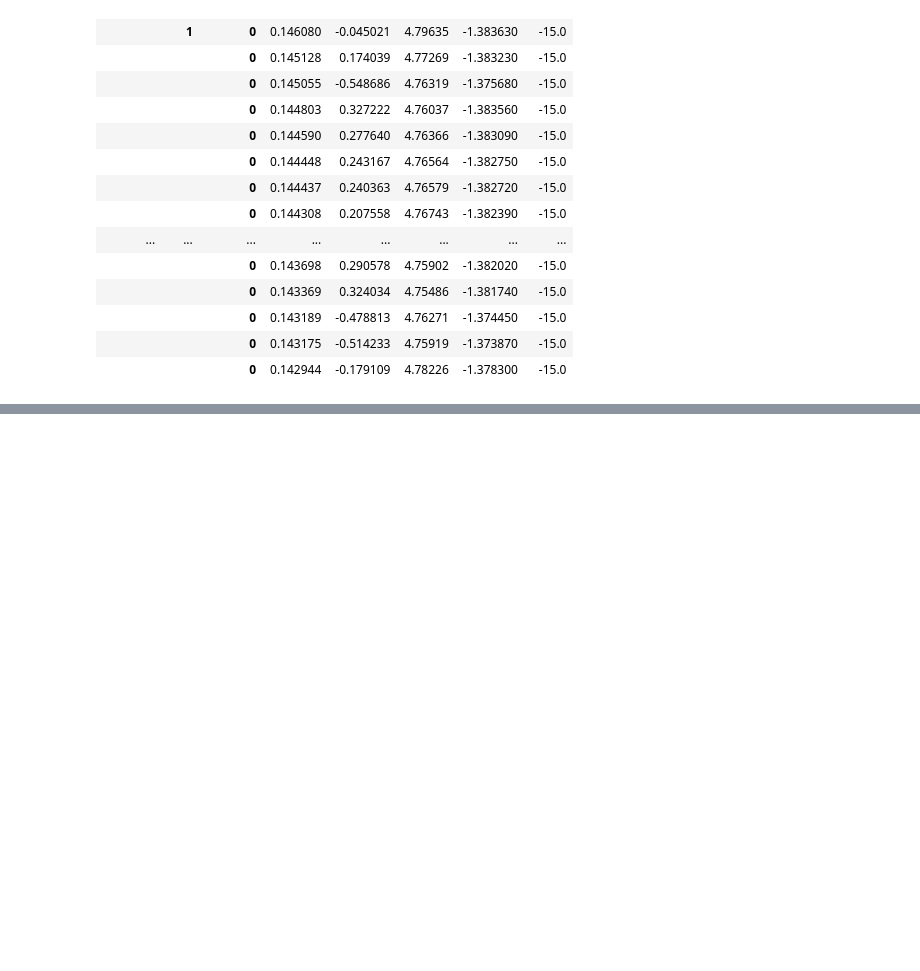
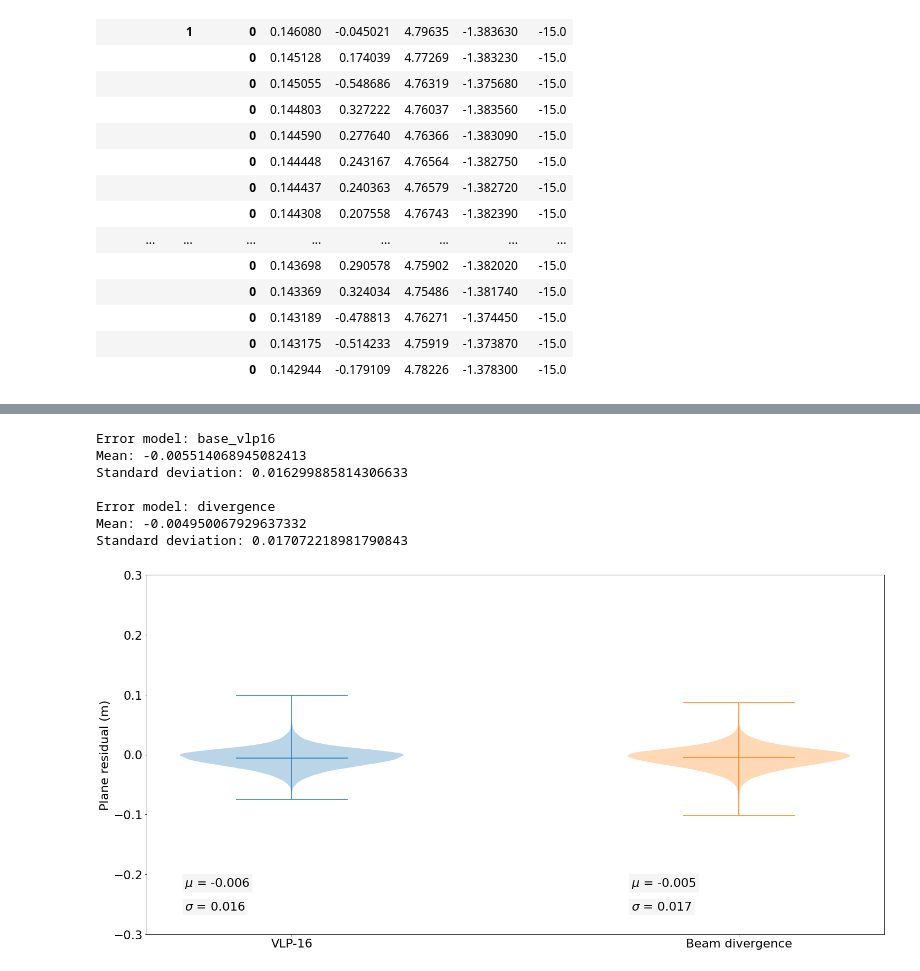
Before and after one commit to branislavjenco/thesis-code, a Jupyter notebook: using-pandas.ipynb, the cells around one changed output, grey strips where cells are left out. Saved outputs shown, nothing was run; the diff lists cells and outputs as text; code cells hidden in the pictures; blank space fills up the shorter version.

Commit message:
long dist test

```diff
--- a/using-pandas.ipynb
+++ b/using-pandas.ipynb
@@ -379,0 +426,32 @@ df_lite.to_pickle("distances_without_xyz.pkl")
+# %%
+
+fig = plt.figure()
+fig.set_figwidth(24)
+fig.set_figheight(12)
+for i, error in enumerate(["base_vlp16", "divergence"]):
+    plt.violinplot(df_test.query("Error == @error" )["Value"], positions=[i], showmeans=True)
+    print(f"Error model: {error}")
+    mean = df_test.query("Error == @error")["Value"].mean()
+    std = df_test.query("Error == @error")["Value"].std()
+#         w = wasserstein_distance(data.query("Error == 'real'")["Value"], data.query("Error == @error")["Value"])
+    print("Mean:", mean)
+    print("Standard deviation:", std)
+#         print("Earth mover's distance", w)
+    print()
+    plt.text(i - 0.24, -0.22, f"$\mu$ = {mean:.3f}", backgroundcolor="whitesmoke")
+    plt.text(i - 0.24, -0.26, f"$\sigma$ = {std:.3f}",  backgroundcolor="whitesmoke")
+
+plt.ylim(-0.3, 0.3)
+plt.xticks(range(len(["base_vlp16", "divergence"])), labels=[error2label[x] for x in ["base_vlp16", "divergence"]])
+plt.ylabel("Plane residual (m)")
+#     fig.savefig("plots/v_comparison_no_incidence.png", bbox_inches='tight', pad_inches=1)
+plt.show()
+# %% [output]
+Error model: base_vlp16
+Mean: -0.005514068945082413
+Standard deviation: 0.016299885814306633
+
+Error model: divergence
+Mean: -0.004950067929637332
+Standard deviation: 0.017072218981790843
+[figure, added]
```
Also changed, not shown: parts of 3 cells of this notebook, 1 other file.
